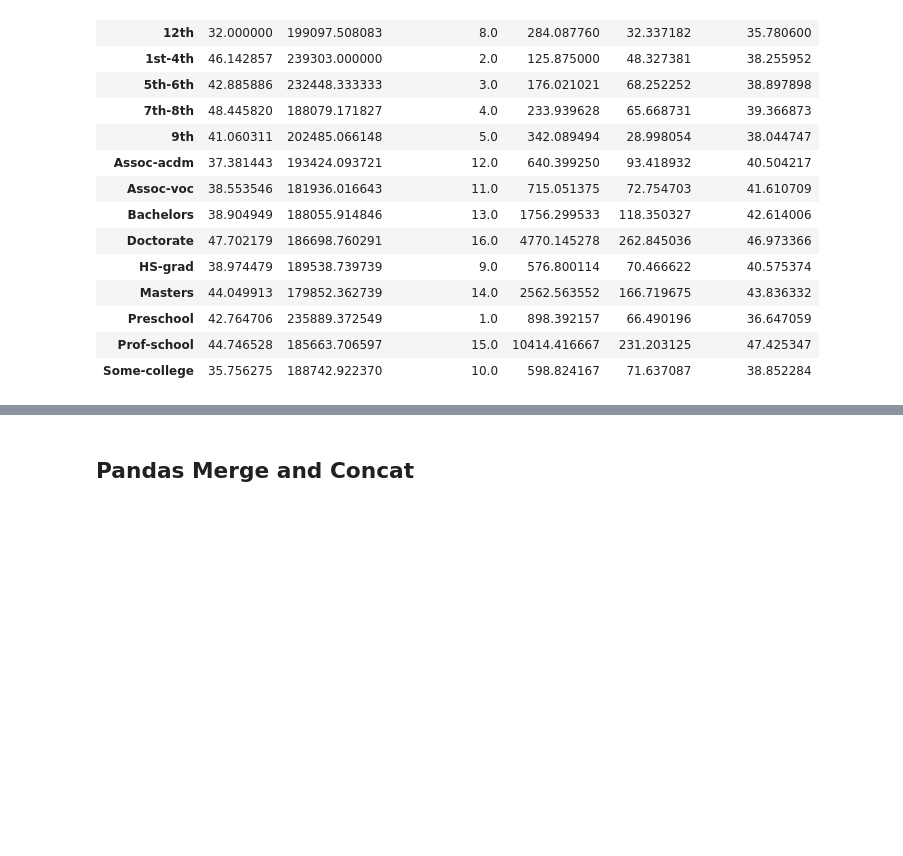
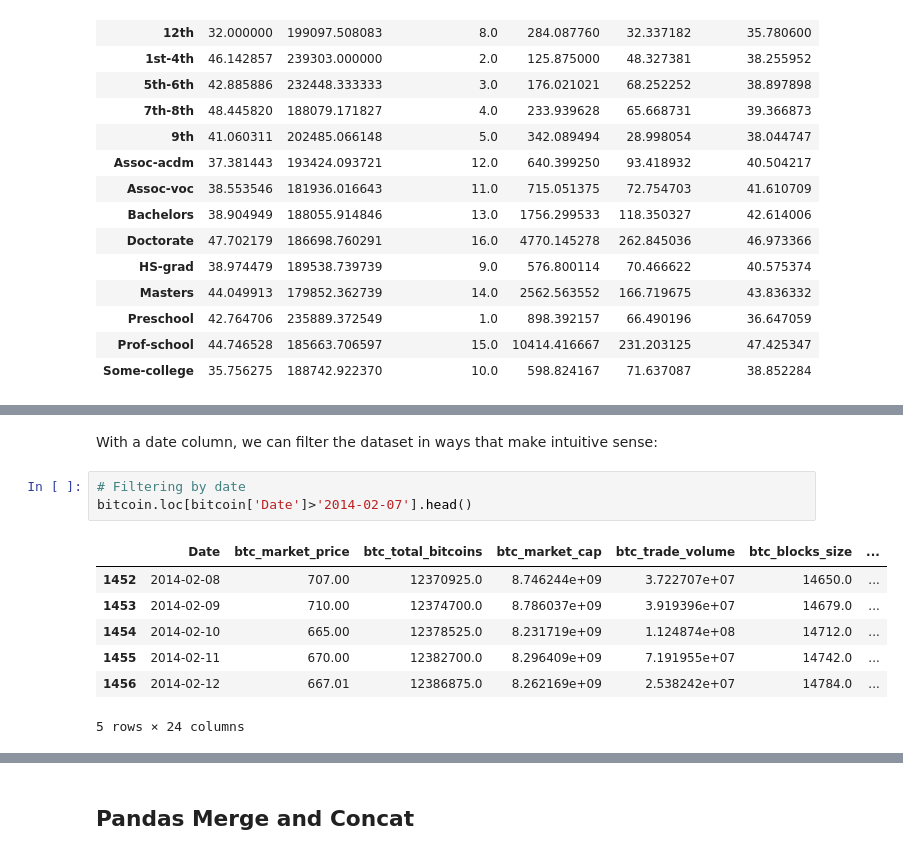
Before and after one commit to johnowhitaker/ds_zero, a Jupyter notebook: 02_Data_Cleaning_and_Visualization.ipynb, the cells around one changed output, grey strips where cells are left out. Cells and saved outputs as stored; diff of their text form; blank space fills up the shorter version.

```diff
--- a/02_Data_Cleaning_and_Visualization.ipynb
+++ b/02_Data_Cleaning_and_Visualization.ipynb
@@ -278,0 +314,13 @@ Take a look at the [Sendy Logistics Challenge on Zindi](https://zindi.africa/com
+# %% [markdown]
+With a date column, we can filter the dataset in ways that make intuitive sense:
+# %%
+# Filtering by date
+bitcoin.loc[bitcoin['Date']>'2014-02-07'].head()
+# %% [output]
+|  | Date | btc_market_price | btc_total_bitcoins | btc_market_cap | btc_trade_volume | btc_blocks_size | ... |
+| 1452 | 2014-02-08 | 707.00 | 12370925.0 | 8.746244e+09 | 3.722707e+07 | 14650.0 | ... |
+| 1453 | 2014-02-09 | 710.00 | 12374700.0 | 8.786037e+09 | 3.919396e+07 | 14679.0 | ... |
+| 1454 | 2014-02-10 | 665.00 | 12378525.0 | 8.231719e+09 | 1.124874e+08 | 14712.0 | ... |
+| 1455 | 2014-02-11 | 670.00 | 12382700.0 | 8.296409e+09 | 7.191955e+07 | 14742.0 | ... |
+| 1456 | 2014-02-12 | 667.01 | 12386875.0 | 8.262169e+09 | 2.538242e+07 | 14784.0 | ... |
+5 rows × 24 columns
```
Also changed, not shown: parts of 27 cells of this notebook, 5 other files.
